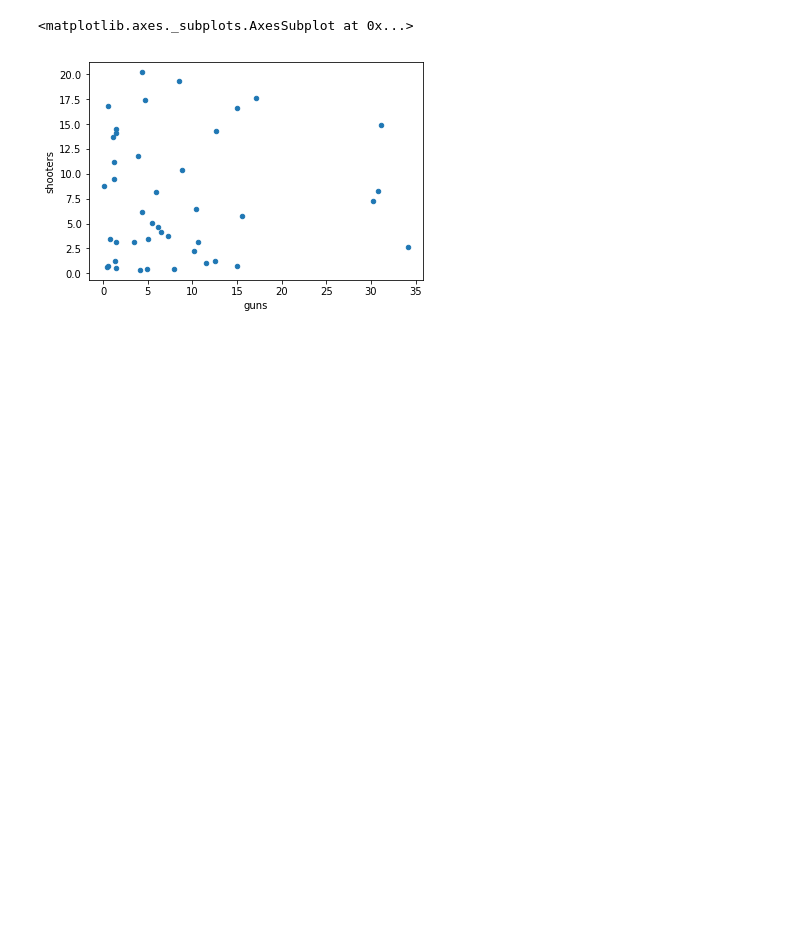
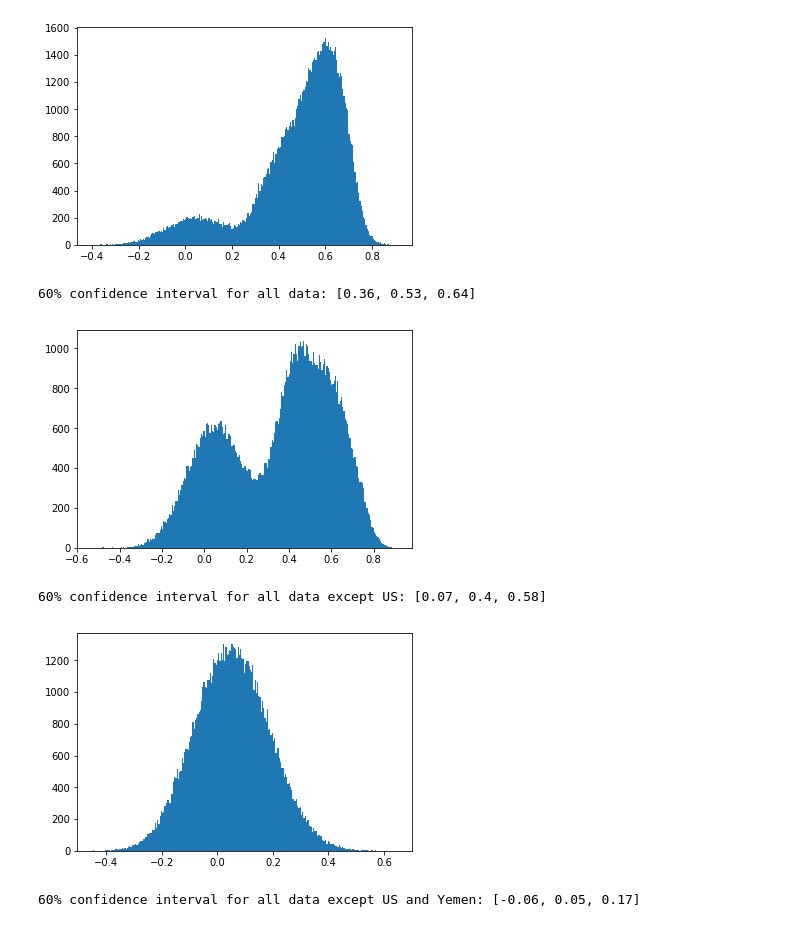
Before and after one commit to frrad/nyt-guns, a Jupyter notebook: Notebook.ipynb, the cells around one changed output. Drawn from its saved outputs; the diff is of its cells as text; code cells hidden in the pictures; blank space fills up the shorter version.

Commit message:
bootstrap confidence intervals

```diff
--- a/Notebook.ipynb
+++ b/Notebook.ipynb
@@ -50,5 +52,21 @@ neither.corr()
-# %%
-neither.plot.scatter('guns','shooters')
-# %% [output]
-<matplotlib.axes._subplots.AxesSubplot at 0x...>
-[figure, removed]
+# %%
+def bootstrap_confidence_intervals(data,ci):
+    bootstraps = np.array([data.sample(len(data),replace=True).corr()['shooters']['guns'] for x in xrange(10**5)])
+    plt.hist(bootstraps, bins=250)
+    plt.show()
+    return [round(x,2) for x in
+            [np.percentile(bootstraps,50-ci/2), np.percentile(bootstraps,50), np.percentile(bootstraps,50+ci/2)]]
+# %%
+def wrap(data, percent, name):
+    print str(percent) + '% confidence interval for ' + name + ': ' + str(bootstrap_confidence_intervals(data, percent))
+# %%
+wrap(frame, 60, 'all data')
+wrap(nous, 60, 'all data except US')
+wrap(neither, 60, 'all data except US and Yemen')
+# %% [output]
+[figure, added]
+60% confidence interval for all data: [0.36, 0.53, 0.64]
+[figure, added]
+60% confidence interval for all data except US: [0.07, 0.4, 0.58]
+[figure, added]
+60% confidence interval for all data except US and Yemen: [-0.06, 0.05, 0.17]
```
Also changed, not shown: parts of 5 cells of this notebook.
